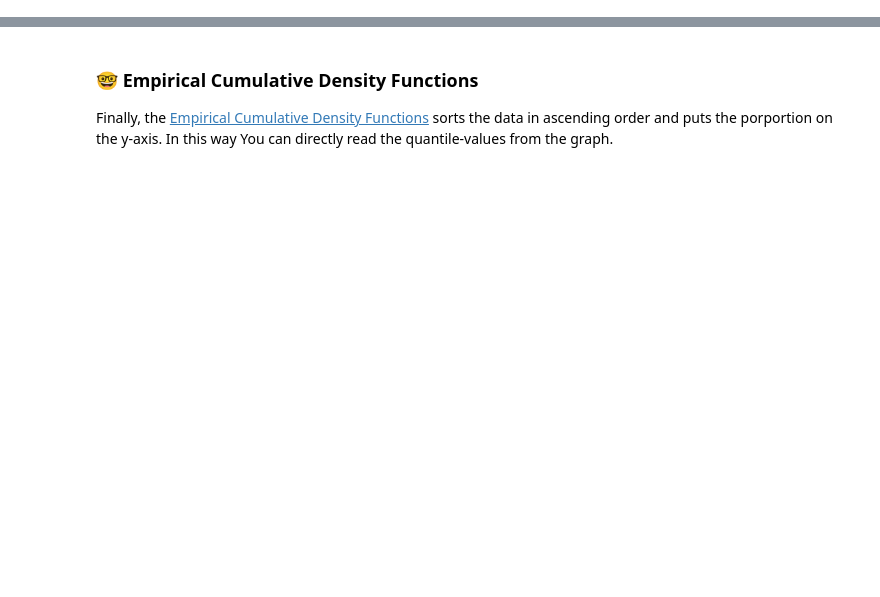
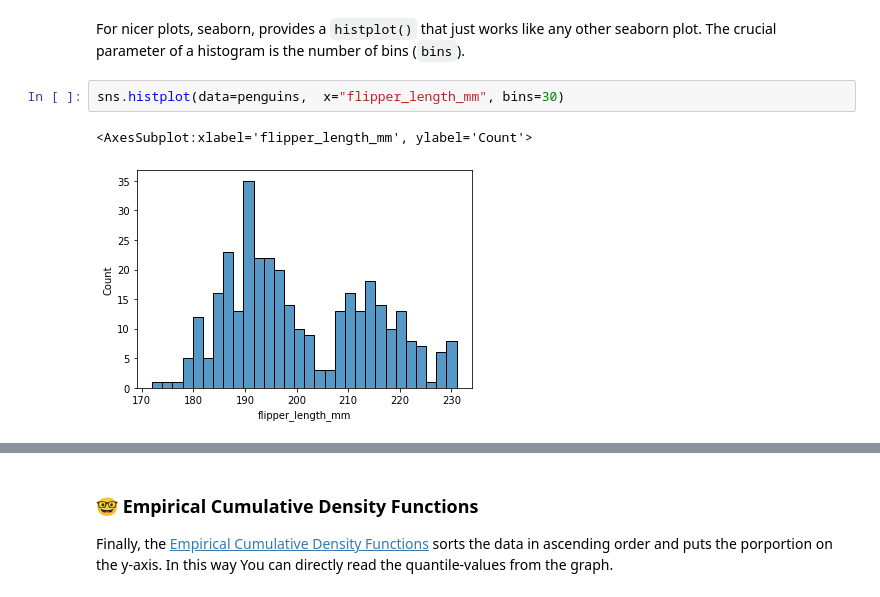
Before and after one commit to jhumci/BLT_BDS, a Jupyter notebook: 4_Visualisierung_und_Datenbanken.ipynb, the cells around one changed output, grey strips where cells are left out. Cells and saved outputs as stored; diff of their text form; blank space fills up the shorter version.

````diff
--- a/4_Visualisierung_und_Datenbanken.ipynb
+++ b/4_Visualisierung_und_Datenbanken.ipynb
@@ -221,0 +76,7 @@ sns.boxplot(data=results_df_plot, x="Calculation Method", y="Variance")
+# %% [markdown]
+For nicer plots, seaborn, provides a ```histplot()``` that just works like any other seaborn plot. The crucial parameter of a histogram is the number of bins (`bins`).
+# %%
+sns.histplot(data=penguins,  x="flipper_length_mm", bins=30)
+# %% [output]
+<AxesSubplot:xlabel='flipper_length_mm', ylabel='Count'>
+[figure, added]
````
Also changed, not shown: parts of 106 cells of this notebook, 7 other files.
